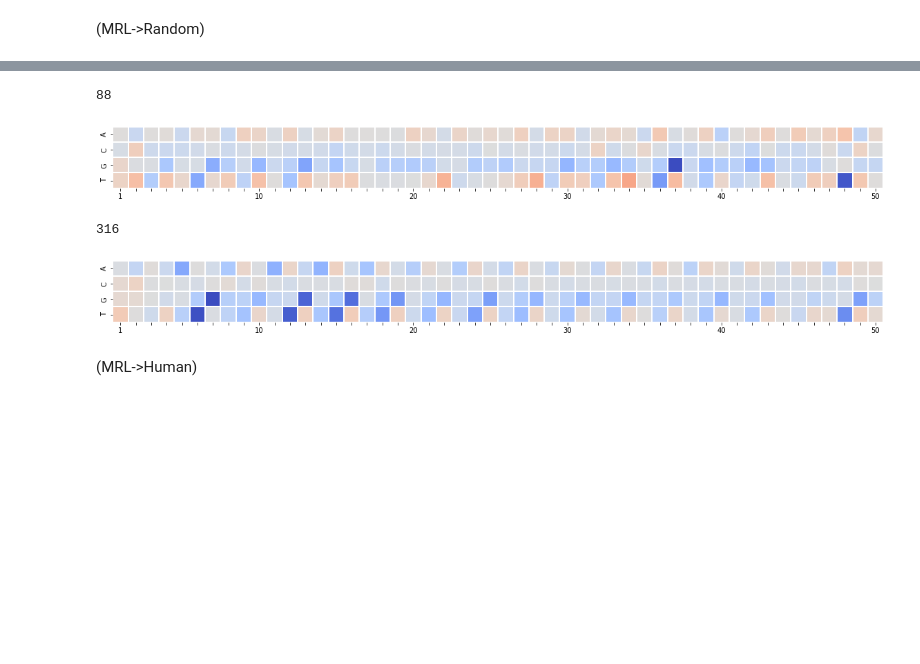
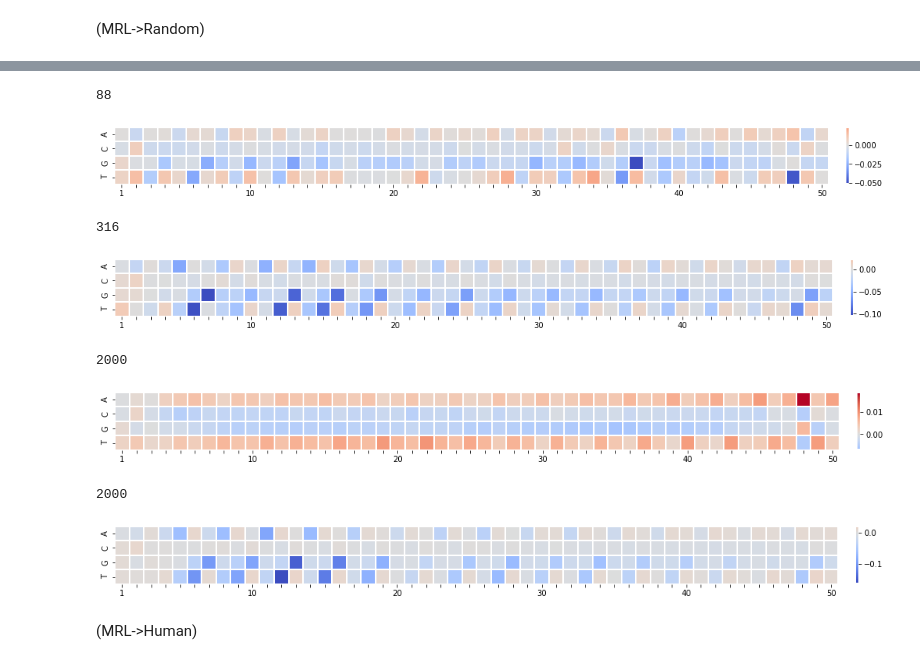
Before and after one commit to ohlerlab/mlcis, a Jupyter notebook: fig1_rh_comp.ipynb, the cells around one changed output, grey strips where cells are left out. Saved outputs shown, nothing was run; the diff lists cells and outputs as text; code cells hidden in the pictures; blank space fills up the shorter version.

```diff
--- a/fig1_rh_comp.ipynb
+++ b/fig1_rh_comp.ipynb
@@ -22,21 +22,21 @@ def plot_meta(data, model, subset=None):
         print(len(data))
         data_seq = one_hot_encode(data, seq_len=50)
         data_ig = ig.integrated_gradients(model, data_seq)
-        Metaplot(data_ig, colorbar = False)
+        Metaplot(data_ig, colorbar = True)
 
     elif subset == 'lowest_ten':
         data_lowest_ten = data[data['pred'] <= data['pred'].quantile(0.1)]
         print(len(data_lowest_ten))
         lowest_ten_seq = one_hot_encode(data_lowest_ten, seq_len=50)
         lowest_ten_ig = ig.integrated_gradients(model, lowest_ten_seq)
-        Metaplot(lowest_ten_ig, colorbar = False)
+        Metaplot(lowest_ten_ig, colorbar = True)
 
     elif subset == 'highest_ten':
         data_highest_ten = data[data['pred'] >= data['pred'].quantile(0.9)]
         print(len(data_highest_ten))
         highest_ten_seq = one_hot_encode(data_highest_ten, seq_len=50)
         highest_ten_ig = ig.integrated_gradients(model, highest_ten_seq)
-        Metaplot(highest_ten_ig, colorbar = False)
+        Metaplot(highest_ten_ig, colorbar = True)
 
     else:
         raise ValueError()
@@ -131,14 +140,18 @@ fn_test_hmrl_human = outliers(test_hmrl_human, 'collect', 'fn')
 # %%
 plot_meta(fp_test_mrl_random, mrl_model)
 plot_meta(fn_test_mrl_random, mrl_model)
 
-#plot_meta(test_random, mrl_model)
-#plot_meta(test_random, mrl_model, subset='highest_ten')
-#plot_meta(test_random, mrl_model, subset='lowest_ten')
+
+plot_meta(test_mrl_random, mrl_model, subset='highest_ten')
+plot_meta(test_mrl_random, mrl_model, subset='lowest_ten')
 # %% [output]
 88
-[figure, old version]
+[figure, new version]
 316
-[figure, old version]
+[figure, new version]
+2000
+[figure, added]
+2000
+[figure, added]
 # %% [markdown]
 (MRL->Human)
```
Also changed, not shown: parts of 6 cells of this notebook, 5 other files.
